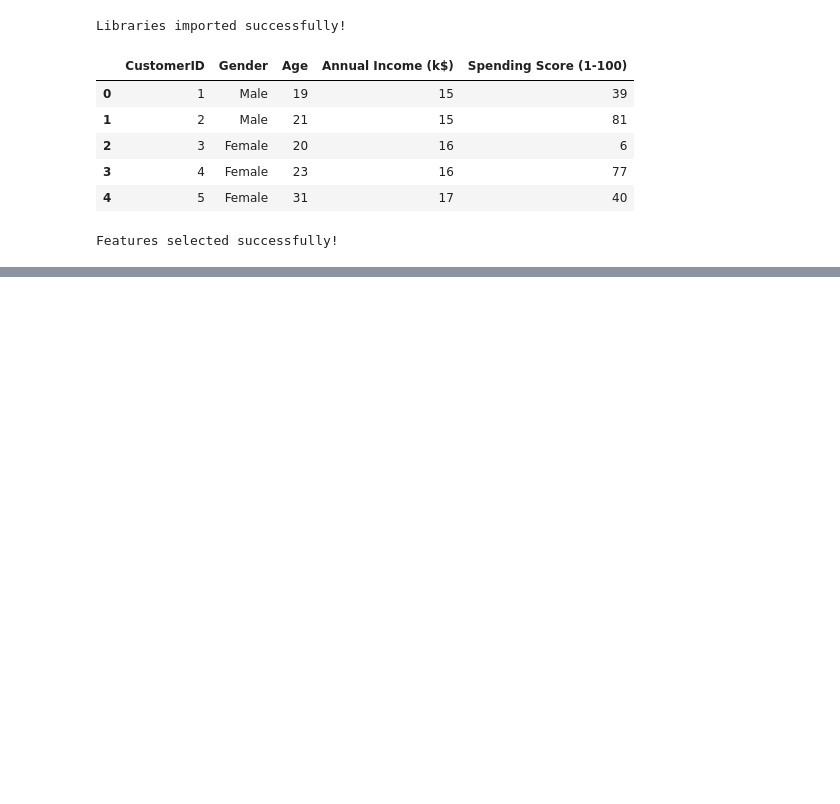
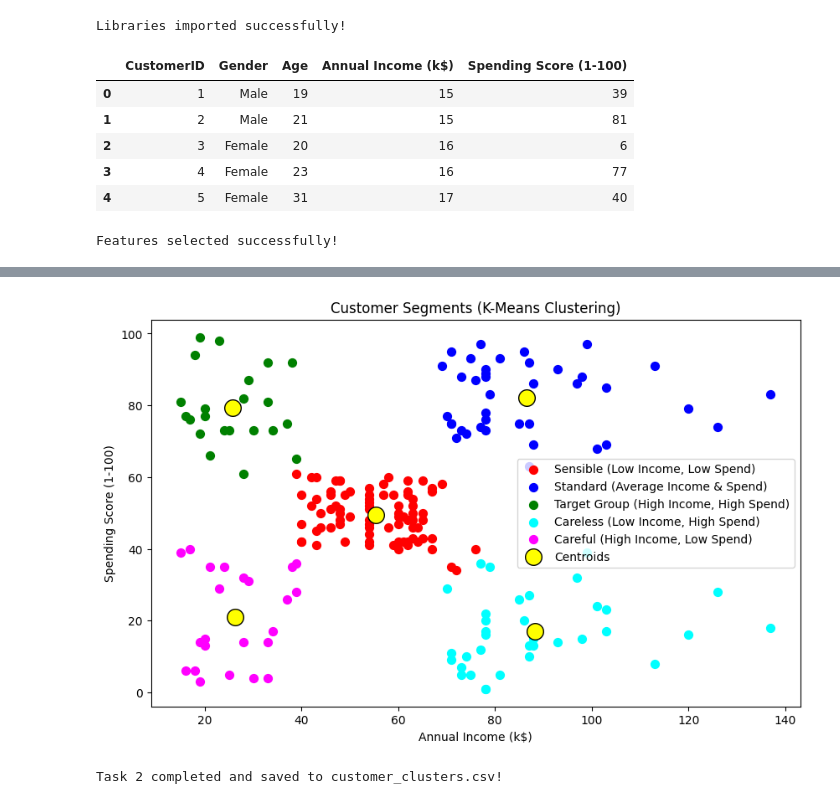
Before and after one commit to supriyag777/IAIP, a Jupyter notebook: task2/notebooks/Untitled.ipynb, the cells around one changed output, grey strips where cells are left out. Saved outputs shown, nothing was run; the diff lists cells and outputs as text; code cells hidden in the pictures; blank space fills up the shorter version.

```diff
--- a/task2/notebooks/Untitled.ipynb
+++ b/task2/notebooks/Untitled.ipynb
@@ -44,0 +44,28 @@ NameError: name 'Python' is not defined
+# %%
+# Step 5: Train K-Means Model & Plot Customer Clusters
+kmeans = KMeans(n_clusters=5, init='k-means++', random_state=42)
+y_kmeans = kmeans.fit_predict(X)
+
+plt.figure(figsize=(10, 6))
+plt.scatter(X[y_kmeans == 0, 0], X[y_kmeans == 0, 1], s=50, c='red', label='Sensible (Low Income, Low Spend)')
+plt.scatter(X[y_kmeans == 1, 0], X[y_kmeans == 1, 1], s=50, c='blue', label='Standard (Average Income & Spend)')
+plt.scatter(X[y_kmeans == 2, 0], X[y_kmeans == 2, 1], s=50, c='green', label='Target Group (High Income, High Spend)')
+plt.scatter(X[y_kmeans == 3, 0], X[y_kmeans == 3, 1], s=50, c='cyan', label='Careless (Low Income, High Spend)')
+plt.scatter(X[y_kmeans == 4, 0], X[y_kmeans == 4, 1], s=50, c='magenta', label='Careful (High Income, Low Spend)')
+
+# Plot Centroids
+plt.scatter(kmeans.cluster_centers_[:, 0], kmeans.cluster_centers_[:, 1], s=200, c='yellow', edgecolor='black', label='Centroids')
+
+plt.title('Customer Segments (K-Means Clustering)')
+plt.xlabel('Annual Income (k$)')
+plt.ylabel('Spending Score (1-100)')
+plt.legend()
+plt.show()
+
+# Step 6: Save the Results to a CSV File
+df['Cluster'] = y_kmeans
+df.to_csv('customer_clusters.csv', index=False)
+print("Task 2 completed and saved to customer_clusters.csv!")
+# %% [output]
+[figure, added]
+Task 2 completed and saved to customer_clusters.csv!
```
Also changed, not shown: parts of 1 cell of this notebook.
